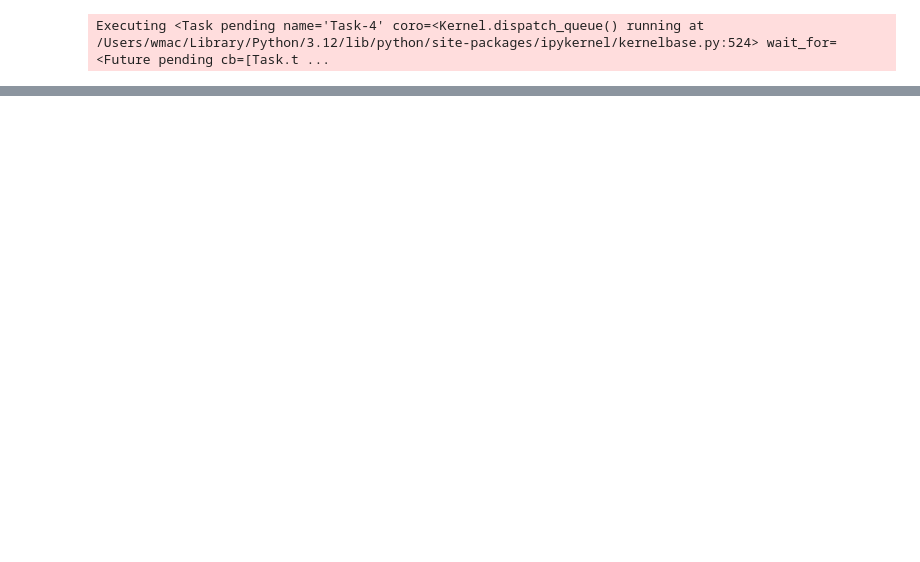
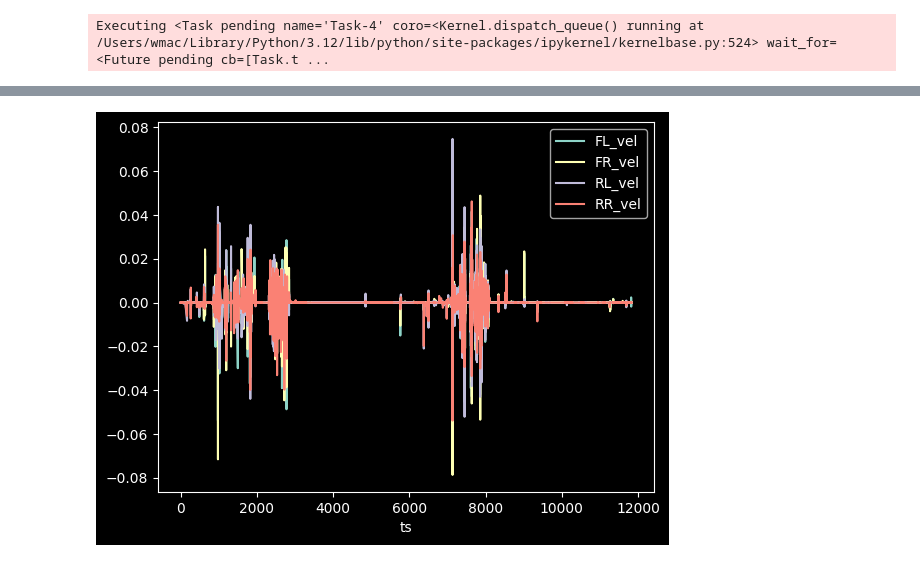
Before and after one commit to cwru-baja/candump_tooling, a Jupyter notebook: linpots.ipynb, the cells around one changed output, grey strips where cells are left out. Cells and saved outputs as stored; diff of their text form; code cells hidden in the pictures; blank space fills up the shorter version.

```diff
--- a/linpots.ipynb
+++ b/linpots.ipynb
@@ -52,0 +57,10 @@ Executing <Task pending name='Task-4' coro=<Kernel.dispatch_queue() running at /
+# %%
+df['FL_vel'] = df['FL'].diff()
+df['FR_vel'] = df['FR'].diff()
+df['RL_vel'] = df['RL'].diff()
+df['RR_vel'] = df['RR'].diff()
+# %%
+df.plot(x='ts', y=['FL_vel', 'FR_vel', 'RL_vel', 'RR_vel'])
+plt.show()
+# %% [output]
+[figure, added]
```
Also changed, not shown: parts of 5 cells of this notebook.
